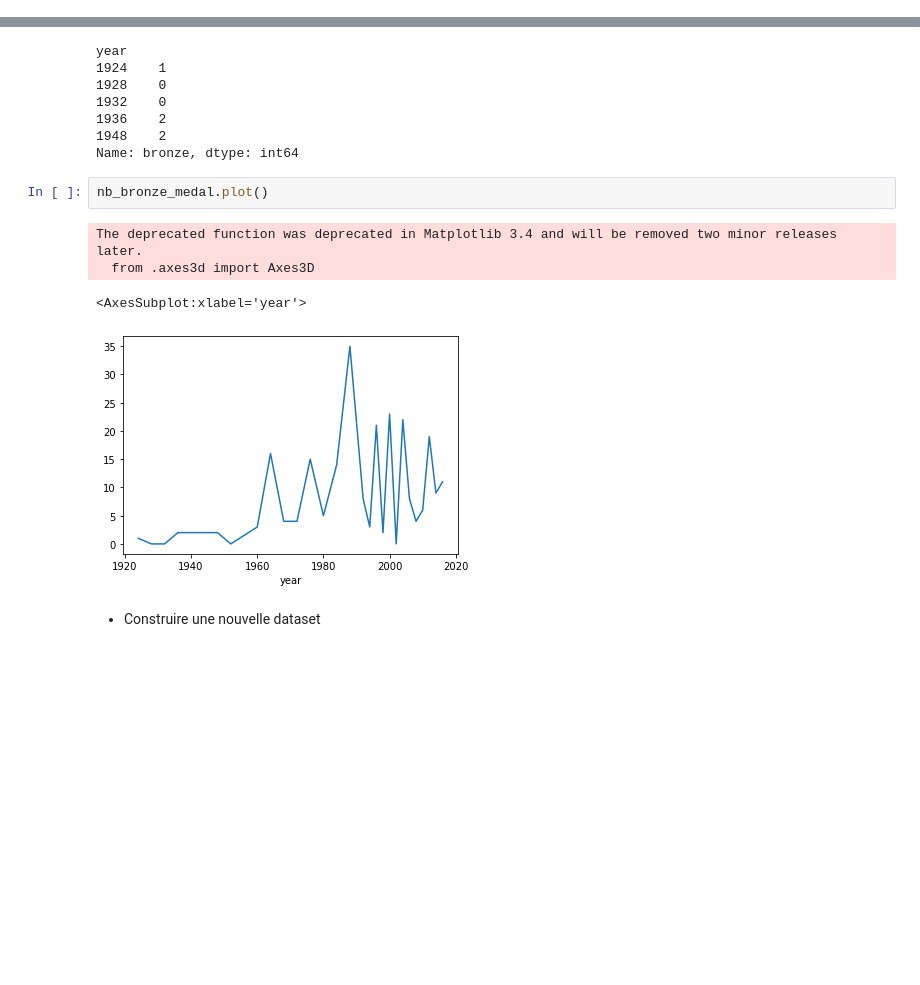
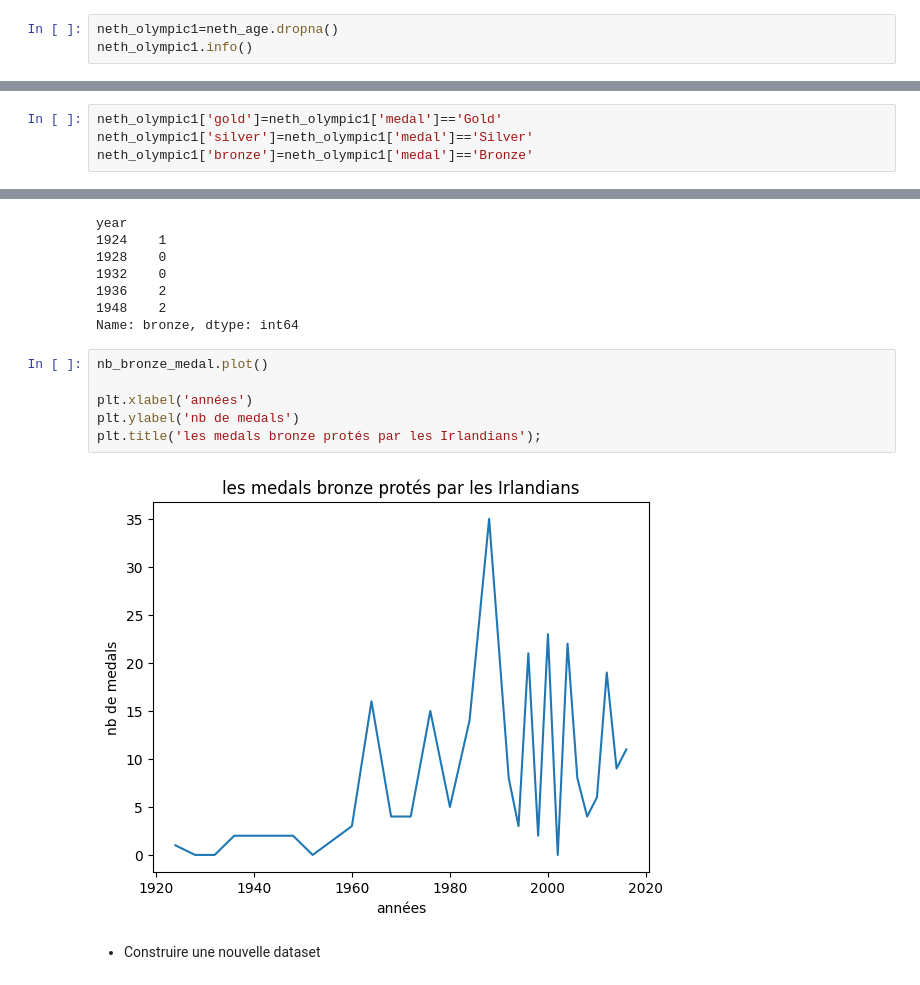
Before and after one commit to abdelghanids/data-analysis-new, a Jupyter notebook: index.ipynb, the cells around one changed output, grey strips where cells are left out. Drawn from its saved outputs; the diff is of its cells as text; blank space fills up the shorter version.

```diff
--- a/index.ipynb
+++ b/index.ipynb
@@ -212,0 +218,3 @@ memory usage: 804.1+ KB
+# %%
+neth_olympic1=neth_age.dropna()
+neth_olympic1.info()
@@ -213,2 +239,6 @@ memory usage: 804.1+ KB
 # %% [markdown]
 Maintenant on va créer une nouvelle colonne boolenne qui transforme la resultat de medal si l'équipe avoir une medal on avoir true pour facilité le calcul de la somme de medal
+# %%
+neth_olympic1['gold']=neth_olympic1['medal']=='Gold'
+neth_olympic1['silver']=neth_olympic1['medal']=='Silver'
+neth_olympic1['bronze']=neth_olympic1['medal']=='Bronze'
@@ -266,11 +324,12 @@ year
 Name: bronze, dtype: int64
 # %%
 nb_bronze_medal.plot()
+
+plt.xlabel('années')
+plt.ylabel('nb de medals')
+plt.title('les medals bronze protés par les Irlandians');
 # %% [output]
-The deprecated function was deprecated in Matplotlib 3.4 and will be removed two minor releases later.
-  from .axes3d import Axes3D
-<AxesSubplot:xlabel='year'>
-[figure, old version]
+[figure, new version]
 # %% [markdown]
 * Construire une nouvelle dataset
 # %%
```
Also changed, not shown: parts of 18 cells of this notebook, 4 other files.
